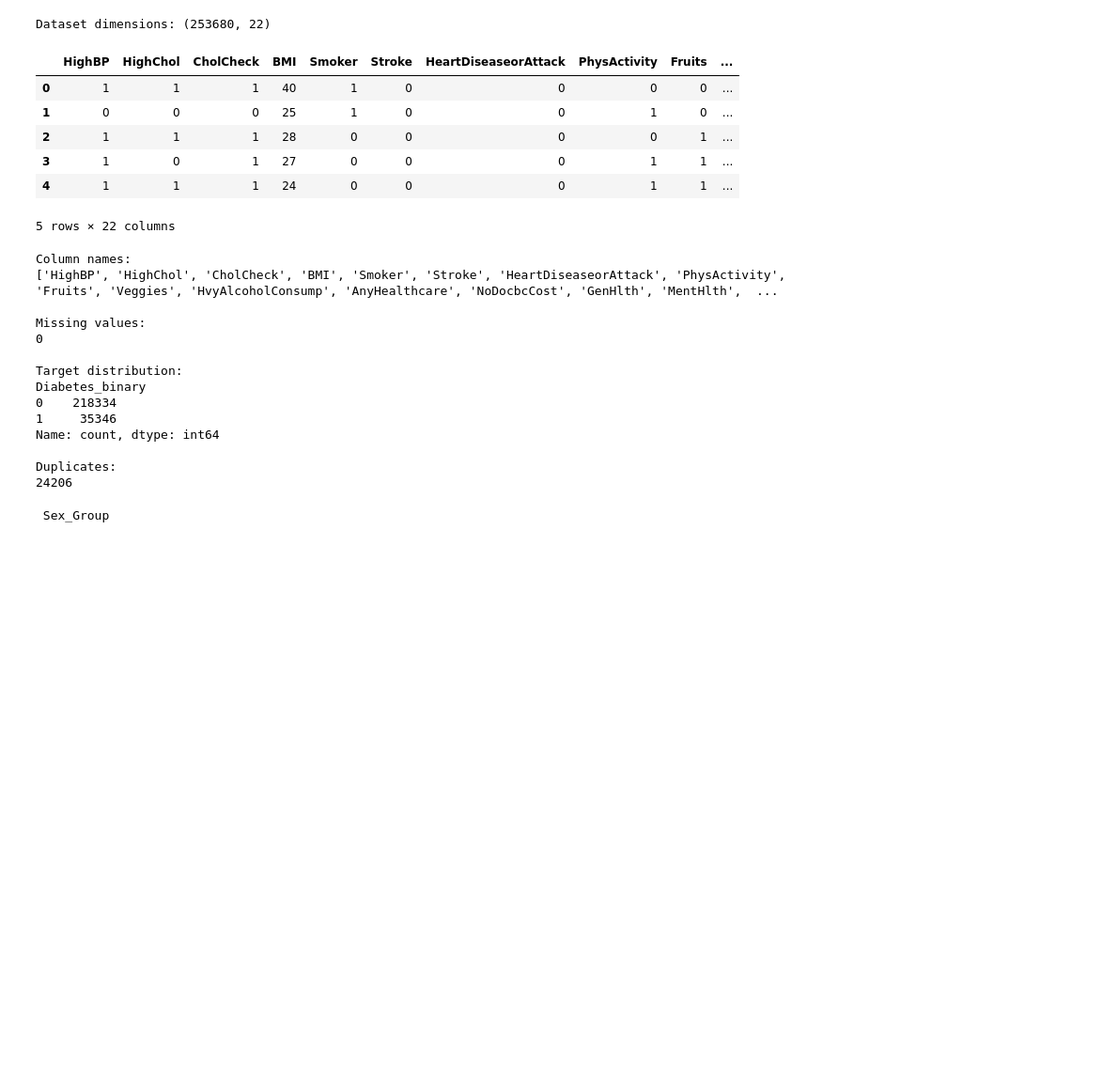
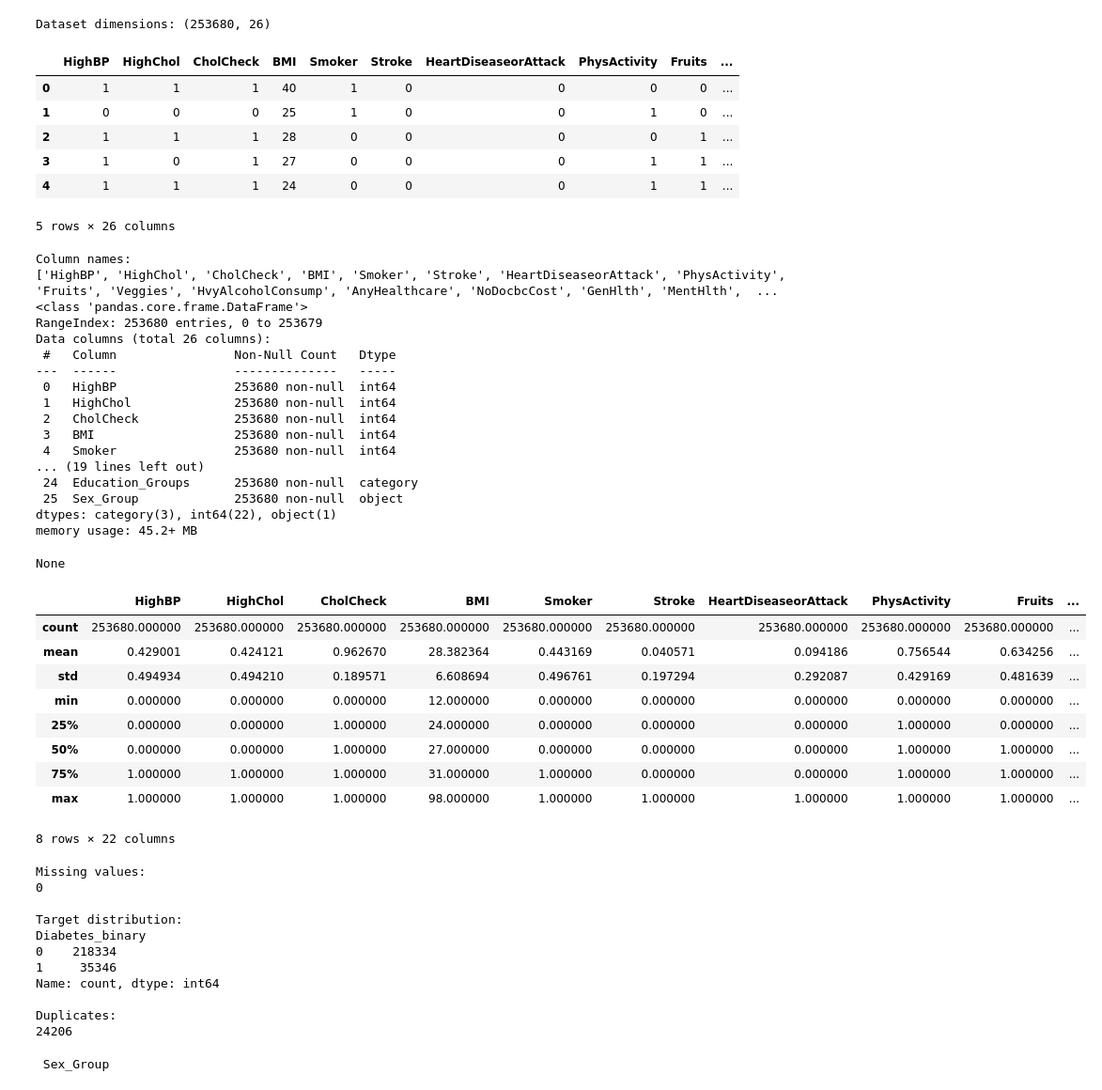
Before and after one commit to emurilloreyes/demographic-diabetes-calibration, a Jupyter notebook: notebooks/01_data_exploration.ipynb, the cells around one changed output. Shown at 94% size. Drawn from its saved outputs; the diff is of its cells as text; code cells hidden in the pictures; blank space fills up the shorter version.

Commit message:
Dataset Info and Describe

```diff
--- a/notebooks/01_data_exploration.ipynb
+++ b/notebooks/01_data_exploration.ipynb
@@ -18,47 +18,76 @@ df.to_csv("../data/raw/diabetes_health_indicators.csv", index=False)
 # Check to make sure dataset was downloaded properly
 print("Dataset dimensions:", df.shape)
 
 # Display the first few records
 display(df.head())
 
 # Names of all the columns
 print("\nColumn names:")
 print(df.columns.tolist())
+
+display(df.info())
+
+display(df.describe())
 
 # Check missing values
 print("\nMissing values:")
 print(df.isnull().sum().sum())
 
 # Distribution of Diabetes 0 and 1
 print("\nTarget distribution:")
 print(df["Diabetes_binary"].value_counts())
 
 # Check duplicates
 print("\nDuplicates:")
 print(df.duplicated().sum())
 # %% [output]
-Dataset dimensions: (253680, 22)
+Dataset dimensions: (253680, 26)
 |  | HighBP | HighChol | CholCheck | BMI | Smoker | Stroke | HeartDiseaseorAttack | PhysActivity | Fruits | ... |
 | 0 | 1 | 1 | 1 | 40 | 1 | 0 | 0 | 0 | 0 | ... |
 | 1 | 0 | 0 | 0 | 25 | 1 | 0 | 0 | 1 | 0 | ... |
 | 2 | 1 | 1 | 1 | 28 | 0 | 0 | 0 | 0 | 1 | ... |
 | 3 | 1 | 0 | 1 | 27 | 0 | 0 | 0 | 1 | 1 | ... |
 | 4 | 1 | 1 | 1 | 24 | 0 | 0 | 0 | 1 | 1 | ... |
-5 rows × 22 columns
+5 rows × 26 columns
 Column names:
 ['HighBP', 'HighChol', 'CholCheck', 'BMI', 'Smoker', 'Stroke', 'HeartDiseaseorAttack', 'PhysActivity', 'Fruits', 'Veggies', 'HvyAlcoholConsump', 'AnyHealthcare', 'NoDocbcCost', 'GenHlth', 'MentHlth',  ...
-
-Missing values:
-0
-
-Target distribution:
-Diabetes_binary
-0    218334
-1     35346
-Name: count, dtype: int64
-
-Duplicates:
-24206
+<class 'pandas.core.frame.DataFrame'>
+RangeIndex: 253680 entries, 0 to 253679
+Data columns (total 26 columns):
+ #   Column                Non-Null Count   Dtype
+---  ------                --------------   -----
+ 0   HighBP                253680 non-null  int64
+ 1   HighChol              253680 non-null  int64
+ 2   CholCheck             253680 non-null  int64
+ 3   BMI                   253680 non-null  int64
+ 4   Smoker                253680 non-null  int64
+... (19 lines left out)
+ 24  Education_Groups      253680 non-null  category
+ 25  Sex_Group             253680 non-null  object
+dtypes: category(3), int64(22), object(1)
+memory usage: 45.2+ MB
+None
+|  | HighBP | HighChol | CholCheck | BMI | Smoker | Stroke | HeartDiseaseorAttack | PhysActivity | Fruits | ... |
+| count | 253680.000000 | 253680.000000 | 253680.000000 | 253680.000000 | 253680.000000 | 253680.000000 | 253680.000000 | 253680.000000 | 253680.000000 | ... |
+| mean | 0.429001 | 0.424121 | 0.962670 | 28.382364 | 0.443169 | 0.040571 | 0.094186 | 0.756544 | 0.634256 | ... |
+| std | 0.494934 | 0.494210 | 0.189571 | 6.608694 | 0.496761 | 0.197294 | 0.292087 | 0.429169 | 0.481639 | ... |
+| min | 0.000000 | 0.000000 | 0.000000 | 12.000000 | 0.000000 | 0.000000 | 0.000000 | 0.000000 | 0.000000 | ... |
+| 25% | 0.000000 | 0.000000 | 1.000000 | 24.000000 | 0.000000 | 0.000000 | 0.000000 | 1.000000 | 0.000000 | ... |
+| 50% | 0.000000 | 0.000000 | 1.000000 | 27.000000 | 0.000000 | 0.000000 | 0.000000 | 1.000000 | 1.000000 | ... |
+| 75% | 1.000000 | 1.000000 | 1.000000 | 31.000000 | 1.000000 | 0.000000 | 0.000000 | 1.000000 | 1.000000 | ... |
+| max | 1.000000 | 1.000000 | 1.000000 | 98.000000 | 1.000000 | 1.000000 | 1.000000 | 1.000000 | 1.000000 | ... |
+8 rows × 22 columns
+Missing values:
+0
+
+Target distribution:
+Diabetes_binary
+0    218334
+1     35346
+Name: count, dtype: int64
+
+Duplicates:
+24206
 # %%
 # Make the dataframes for 4 social econoimic groups. We wanna check if there is sufficient data in each of these subgroups to be able train good models.
 
```
